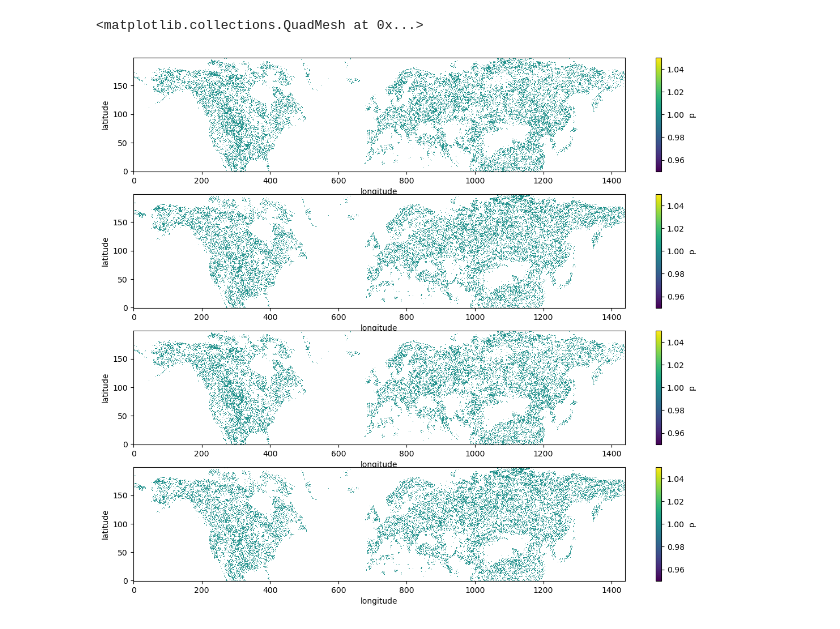
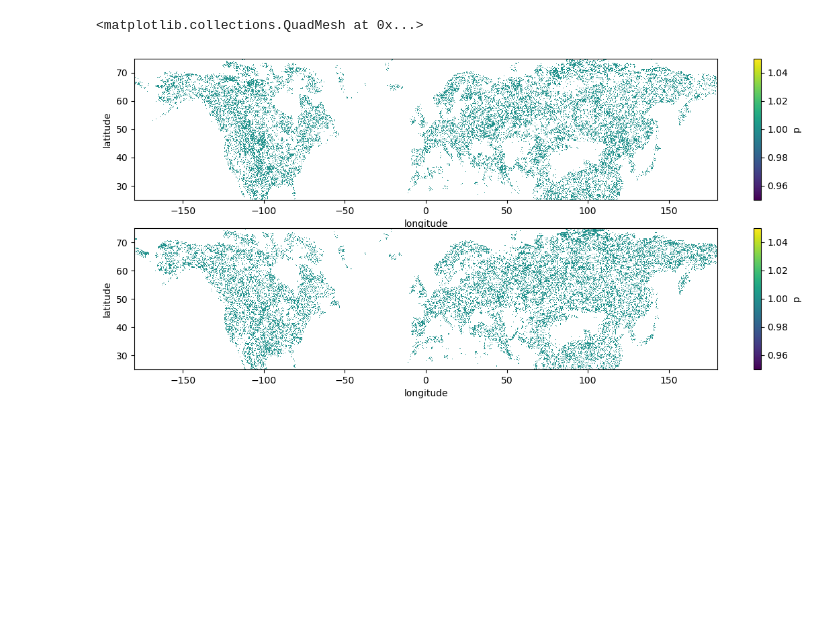
Before and after one commit to melioristic/preconditioned-compound-vegetation, a Jupyter notebook: nb_test.ipynb, the cells around one changed output. Drawn from its saved outputs; the diff is of its cells as text; code cells hidden in the pictures; blank space fills up the shorter version.

Commit message:
add auc data

```diff
--- a/nb_test.ipynb
+++ b/nb_test.ipynb
@@ -3,8 +3,9 @@ import xarray as xr
 import matplotlib.pyplot as plt
 import numpy as np
 # %%
+data_w_cl_path = "/data/compoundx/anand/PCV/data/logreg_crop_low_w.nc"
+data_w_ch_path = "/data/compoundx/anand/PCV/data/logreg_crop_high_w.nc"
+
 
 data_cl_path = "/data/compoundx/anand/PCV/data/logreg_crop_low.nc"
-data_fl_path = "/data/compoundx/anand/PCV/data/logreg_forest_high.nc"
-data_ch_path = "/data/compoundx/anand/PCV/data/logreg_crop_low.nc"
-data_fh_path = "/data/compoundx/anand/PCV/data/logreg_forest_high.nc"
+data_ch_path = "/data/compoundx/anand/PCV/data/logreg_crop_high.nc"
@@ -16,5 +12,6 @@ data["auc"].plot()
 # %%
 data_cl = xr.open_dataset(data_cl_path)
-data_fl = xr.open_dataset(data_fl_path)
 data_ch = xr.open_dataset(data_ch_path)
-data_fh = xr.open_dataset(data_fh_path)
+
+data_w_cl = xr.open_dataset(data_w_cl_path)
+data_w_ch = xr.open_dataset(data_w_ch_path)
@@ -21,10 +25,8 @@ data_fh = xr.open_dataset(data_fh_path)
 # %%
-fig, ax = plt.subplots(4,1,figsize=(14,12))
-xr.where(data_cl["p"]>0.5, 1, np.nan).plot(ax=ax[0])
-xr.where(data_fl["p"]>0.5, 1, np.nan).plot(ax=ax[1])
-xr.where(data_ch["p"]>0.5, 1, np.nan).plot(ax=ax[2])
-xr.where(data_fh["p"]>0.5, 1, np.nan).plot(ax=ax[3])
+fig, ax = plt.subplots(2,1,figsize=(14,6))
+xr.where(data_w_cl["p"]>0.05, 1, np.nan).plot(ax=ax[0])
+xr.where(data_w_ch["p"]>0.05, 1, np.nan).plot(ax=ax[1])
 # %% [output]
 <matplotlib.collections.QuadMesh at 0x...>
-[figure, old version]
+[figure, new version]
 # %%
```
Also changed, not shown: parts of 5 cells of this notebook, 6 other files.
